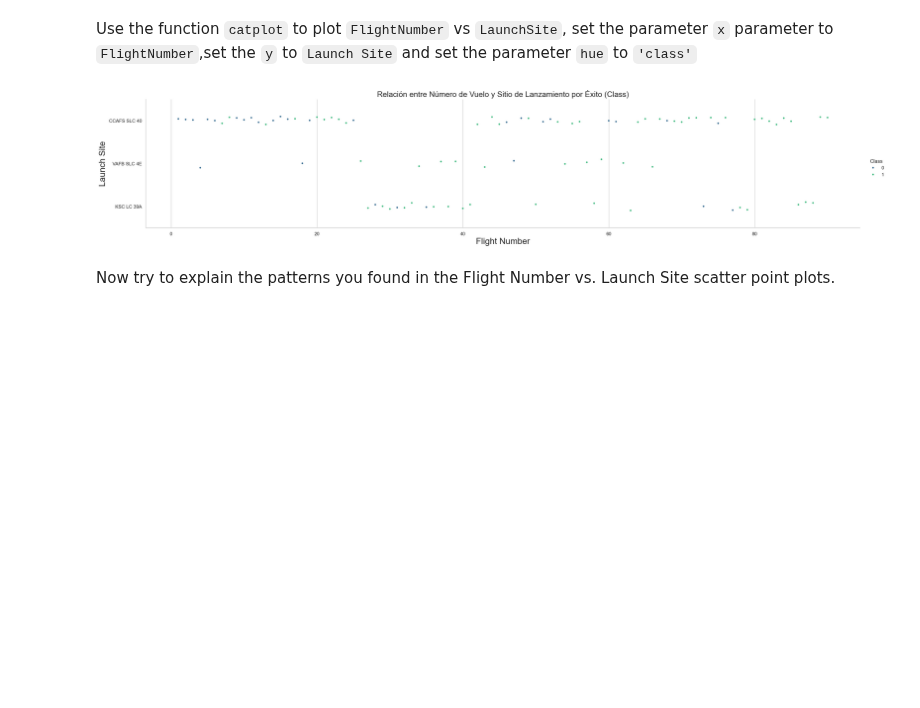
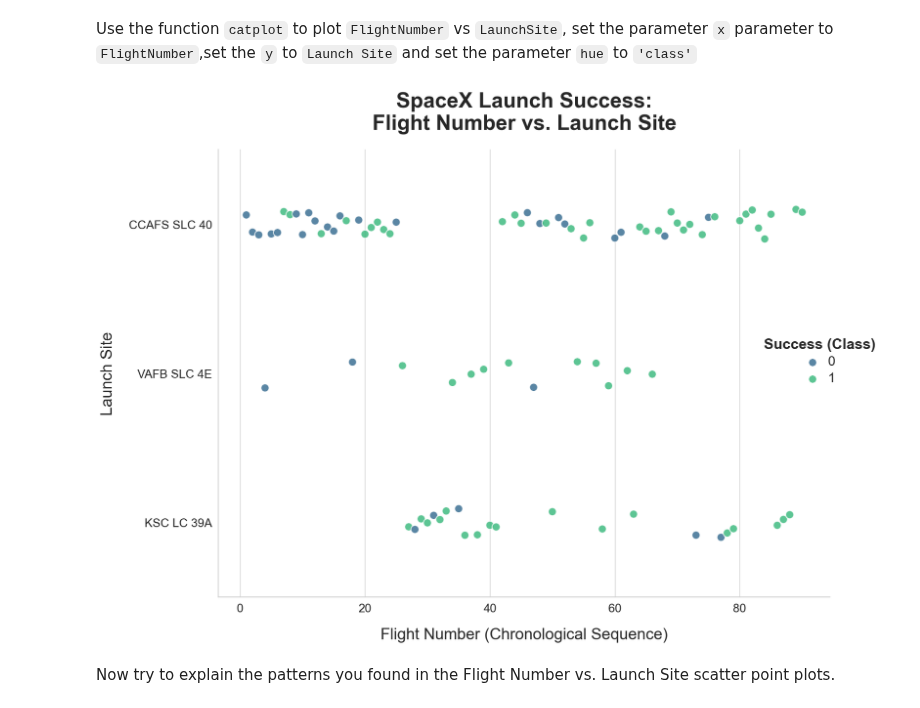
Before and after one commit to Pabloaguaderogar/IBM-Applied-Data-Science-Capstone, a Jupyter notebook: Exploratory_Data/jupyter-labs-eda-dataviz-v2.ipynb, the cells around one changed output. Cells and saved outputs as stored; diff of their text form; code cells hidden in the pictures; blank space fills up the shorter version.

```diff
--- a/Exploratory_Data/jupyter-labs-eda-dataviz-v2.ipynb
+++ b/Exploratory_Data/jupyter-labs-eda-dataviz-v2.ipynb
@@ -97,26 +97,66 @@ Next, let's drill down to each site visualize its detailed launch records.
 ### TASK 1: Visualize the relationship between Flight Number and Launch Site
 # %% [markdown]
 Use the function <code>catplot</code> to plot <code>FlightNumber</code> vs <code>LaunchSite</code>, set the  parameter <code>x</code>  parameter to <code>FlightNumber</code>,set the  <code>y</code> to <code>Launch Site</code> and set the parameter <code>hue</code> to <code>'class'</code>
-# %%
-sns.catplot(
-    data=df,
-    x="FlightNumber",
-    y="LaunchSite",
-    hue="Class",
-    aspect=5,
-    height=5,
-    s=15,          # Aumentamos ligeramente el tamaño para mejor visibilidad
-    palette="viridis" # Una paleta con mejor contraste para daltónicos y publicaciones
-)
-
-# 3. Refinamiento de etiquetas con el estándar de visualización científica
-plt.xlabel("Flight Number", fontsize=20)
-plt.ylabel("Launch Site", fontsize=20)
-plt.title("Relación entre Número de Vuelo y Sitio de Lanzamiento por Éxito (Class)", fontsize=18)
-
-plt.show()
-# %% [output]
-[figure, removed]
+# %%
+import seaborn as sns
+import matplotlib.pyplot as plt
+
+# --- CONFIGURACIÓN DE ESCALA PROFESIONAL ---
+# Definimos el tamaño del lienzo para un formato casi cuadrado (Aprox 4:3)
+# Aumentamos 'height' y reducimos 'aspect' drásticamente.
+alto_pulgadas = 12
+ancho_pulgadas = alto_pulgadas * 1.25  # Un poco más ancho que alto
+
+# 1. Configuración del estilo global (Escala de fuente base aumentada)
+# sns.set_theme(style="whitegrid", font_scale=1.5) # Comentado, lo haremos manual para control total
+
+# 2. Generación del Catplot (Formato Grande y Cuadrado)
+cat_plot = sns.catplot(
+    data=df,
+    x="FlightNumber",
+    y="LaunchSite",
+    hue="Class",
+    aspect=1.25,      # CLAVE: Un aspect bajo (cercano a 1) hace la figura cuadrada.
+    height=alto_pulgadas, # Aumentado dramáticamente para ganar verticalidad y tamaño real.
+    s=150,            # CLAVE: Tamaño de punto (s) MASIVO para visibilidad en formato grande.
+    palette="viridis",
+    alpha=0.8,
+    edgecolor="w",
+    linewidth=1.5,
+    kind="strip",     # Aseguramos el tipo de gráfico
+)
+
+# 3. Refinamiento de etiquetas y títulos con Jerarquía Visual (Fuentes Enormes)
+plt.title(
+    "SpaceX Launch Success:\nFlight Number vs. Launch Site",
+    fontsize=32,      # Título Enorme
+    pad=30,           # Mucho margen para respirar
+    fontweight='bold',
+    loc='center'
+)
+
+# Etiquetas de ejes con fuentes grandes
+plt.xlabel("Flight Number (Chronological Sequence)", fontsize=24, labelpad=20)
+plt.ylabel("Launch Site", fontsize=24, labelpad=20)
+
+# Ajuste de las fuentes de los Ticks (los números de los ejes)
+plt.xticks(fontsize=18)
+plt.yticks(fontsize=18)
+
+# 4. Ajuste manual de la leyenda (Escala Enorme)
+cat_plot._legend.set_title("Success (Class)")
+plt.setp(cat_plot._legend.get_texts(), fontsize='20')
+plt.setp(cat_plot._legend.get_title(), fontsize='22', fontweight='bold')
+
+# Opcional: Ajuste fino de la posición de la leyenda para que no se corte
+cat_plot._legend.set_bbox_to_anchor((1.05, 0.5))
+
+# 5. Optimización final del layout
+plt.tight_layout()
+
+plt.show()
+# %% [output]
+[figure, added]
 # %% [markdown]
 Now try to explain the patterns you found in the Flight Number vs. Launch Site scatter point plots.
 # %% [markdown]
```
Also changed, not shown: parts of 8 cells of this notebook, 5 other files.
